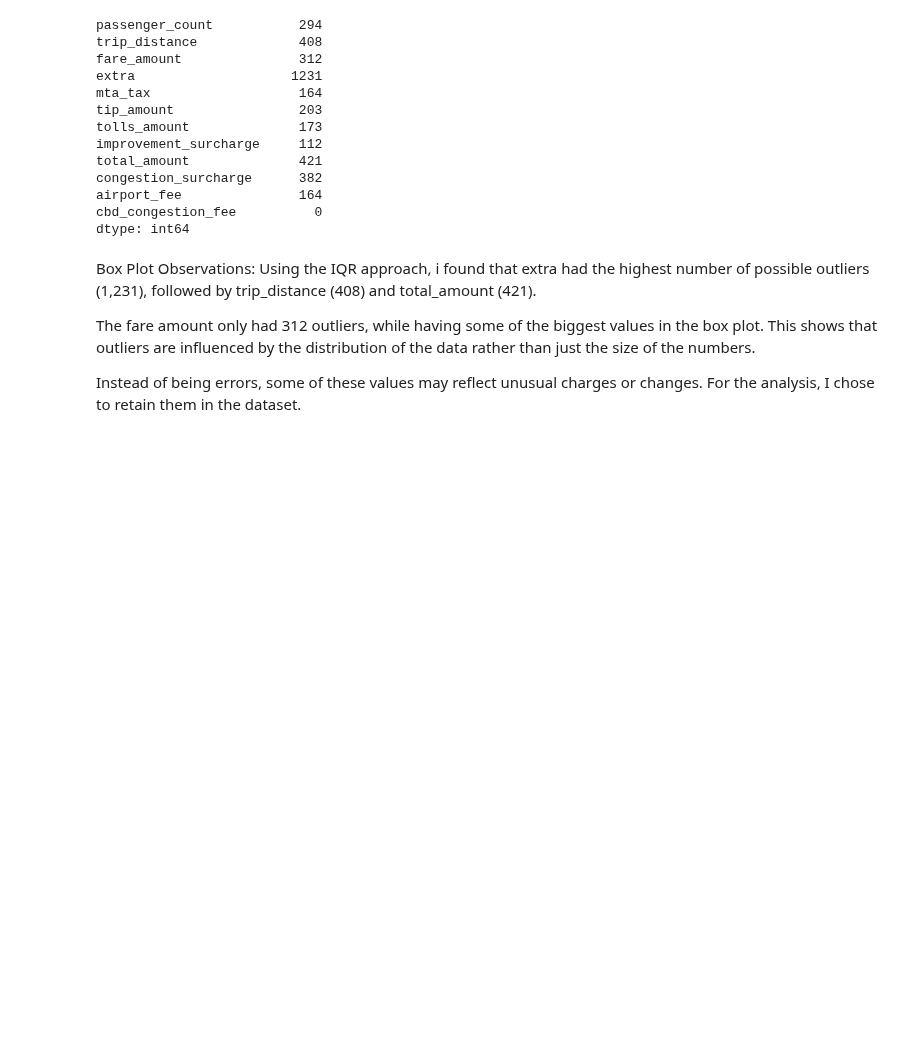
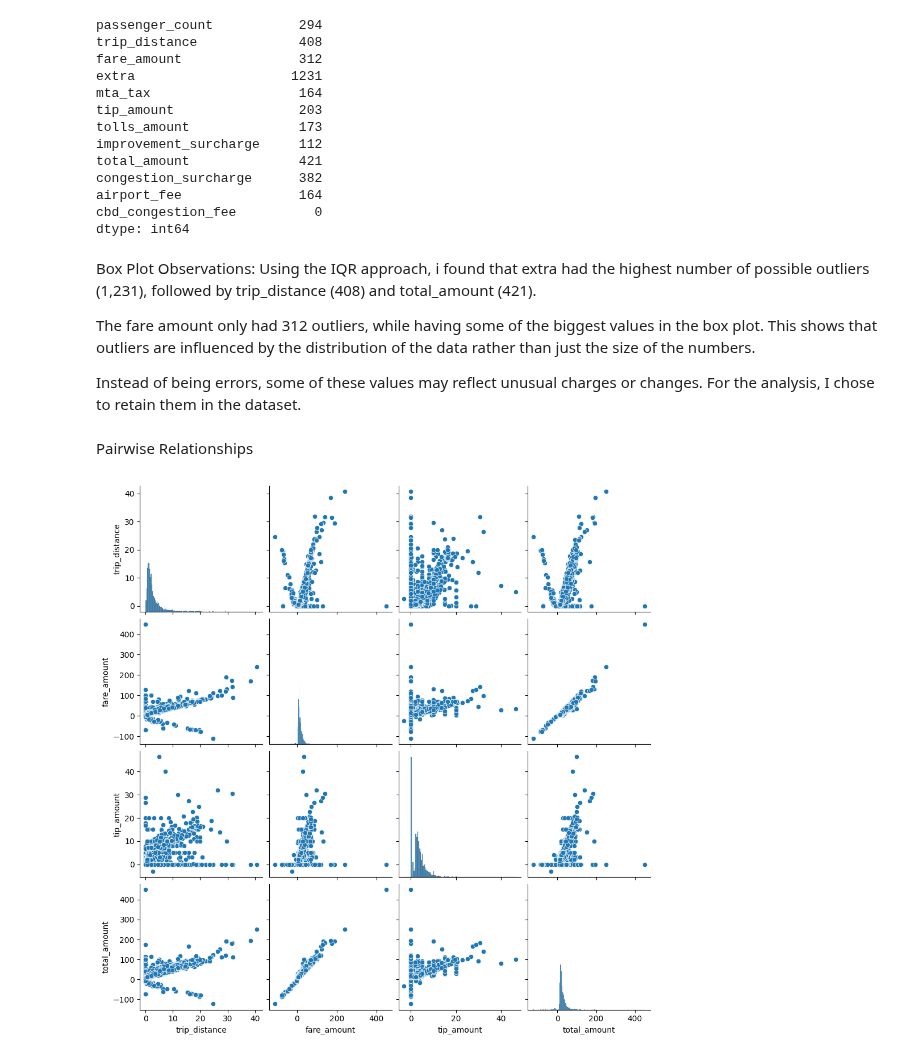
Before and after one commit to tasm3/cs460-data-scienc, a Jupyter notebook: nyc_taxi_eda.ipynb, the cells around one changed output. Saved outputs shown, nothing was run; the diff lists cells and outputs as text; code cells hidden in the pictures; blank space fills up the shorter version.

Commit message:
analyze pairwise numerical relationships

```diff
--- a/nyc_taxi_eda.ipynb
+++ b/nyc_taxi_eda.ipynb
@@ -303,3 +303,10 @@ Box Plot Observations: Using the IQR approach, i found that extra had the highe
 The fare amount only had 312 outliers, while having some of the biggest values in the box plot. This shows that outliers are influenced by the distribution of the data rather than just the size of the numbers.
 
 Instead of being errors, some of these values may reflect unusual charges or changes. For the analysis, I chose to retain them in the dataset.
+# %% [markdown]
+Pairwise Relationships
+# %%
+sns.pairplot(taxi[["trip_distance", "fare_amount", "tip_amount", "total_amount"]])
+plt.show()
+# %% [output]
+[figure, added]
```
Also changed, not shown: parts of 2 cells of this notebook.
